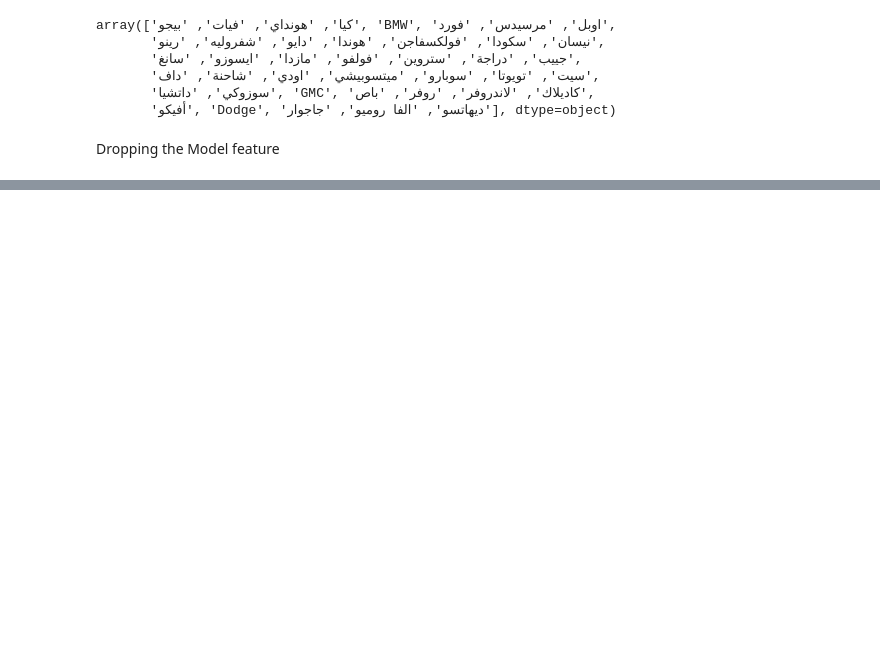
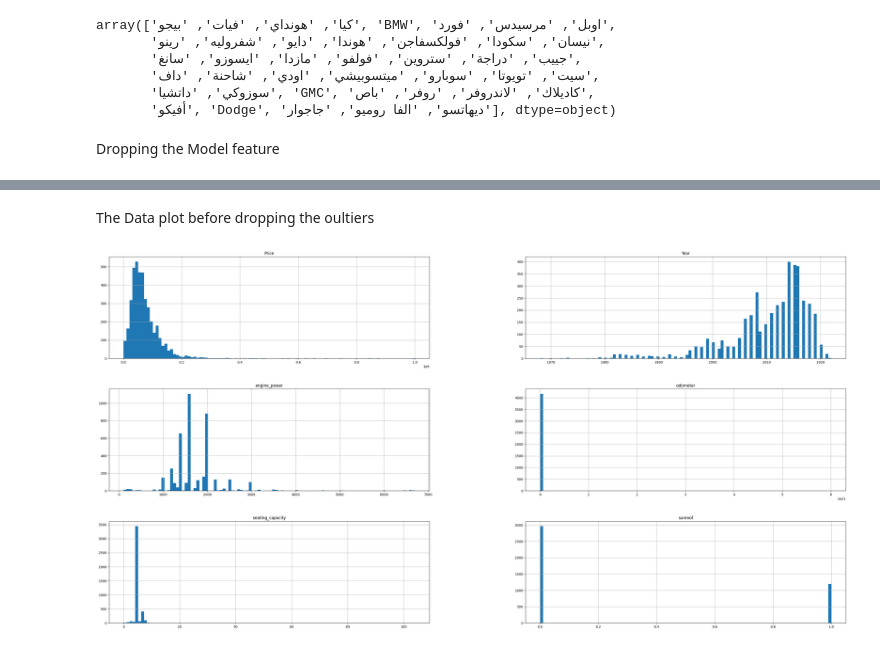
Before and after one commit to saifalaasabelaish/car-price-prediction-system, a Jupyter notebook: data_cleaning_code.ipynb, the cells around one changed output, grey strips where cells are left out. Drawn from its saved outputs; the diff is of its cells as text; code cells hidden in the pictures; blank space fills up the shorter version.

```diff
--- a/data_cleaning_code.ipynb
+++ b/data_cleaning_code.ipynb
@@ -273,0 +146,17 @@ cleaning the feature "عداد السيارة"
+# %%
+df.rename(columns={'لون السيارة': 'color',
+                    'نوع الوقود': 'gas_type',
+                      'نوع الجير': 'gear_type',
+                      'رخصة السيارة':"car_license",
+                      'أصل السيارة':"car_origin",
+                      "الزجاج":"car_glass_type",
+                      "قوة الماتور":"engine_power",
+                      "عداد السيارة":"odometer",
+                      "عدد الركاب":"seating_capacity",
+                      "أصحاب سابقون":"number_of_owners",
+                      "فتحة سقف":"sunroof",
+
+
+
+
+                        }, inplace=True)
@@ -273,0 +165,4 @@ cleaning the feature "عداد السيارة"
+# %%
+most_frequant_values=df["seating_capacity"].value_counts() ##prints out 5
+df["seating_capacity"].fillna(5,inplace=True)
+#df["seating_capacity"].value_counts()
@@ -273,0 +171,2 @@ cleaning the feature "عداد السيارة"
+# %%
+df.drop(columns="number_of_owners",inplace=True)
@@ -274,5 +175,7 @@ cleaning the feature "عداد السيارة"
 # %%
-df["عداد السيارة"] = pd.to_numeric(df["عداد السيارة"].str.extract('(\d+)', expand=False), errors='coerce')
-df["عداد السيارة"] = df["عداد السيارة"].apply(lambda x: x * 1000 if pd.notna(x) and x < 1000 else x)
-df
+df["odometer"] = pd.to_numeric(df["odometer"].replace('None', pd.NA).str.extract('(\d+)', expand=False), errors='coerce')
+df["odometer"] = df["odometer"].apply(lambda x: x * 1000 if pd.notna(x) and x < 1000 else x)
+df = df.drop(df[(df["odometer"] <= 10000) & (df["odometer"] >= 1000)].index)
+df = df[df['odometer'].notna()]
+df["odometer"]
 # %% [output]
@@ -291,0 +230,7 @@ df
+# %% [markdown]
+The Data plot before dropping the oultiers
+# %%
+df.hist(bins=100,figsize=(40,20))
+plt.show()
+# %% [output]
+[figure, added]
```
Also changed, not shown: parts of 40 cells of this notebook.
